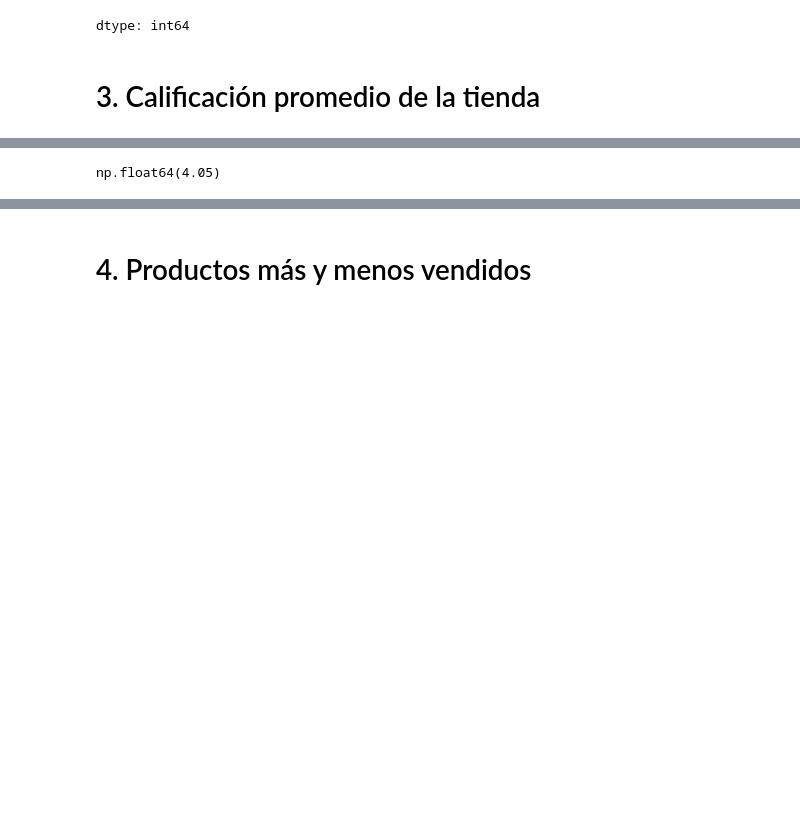
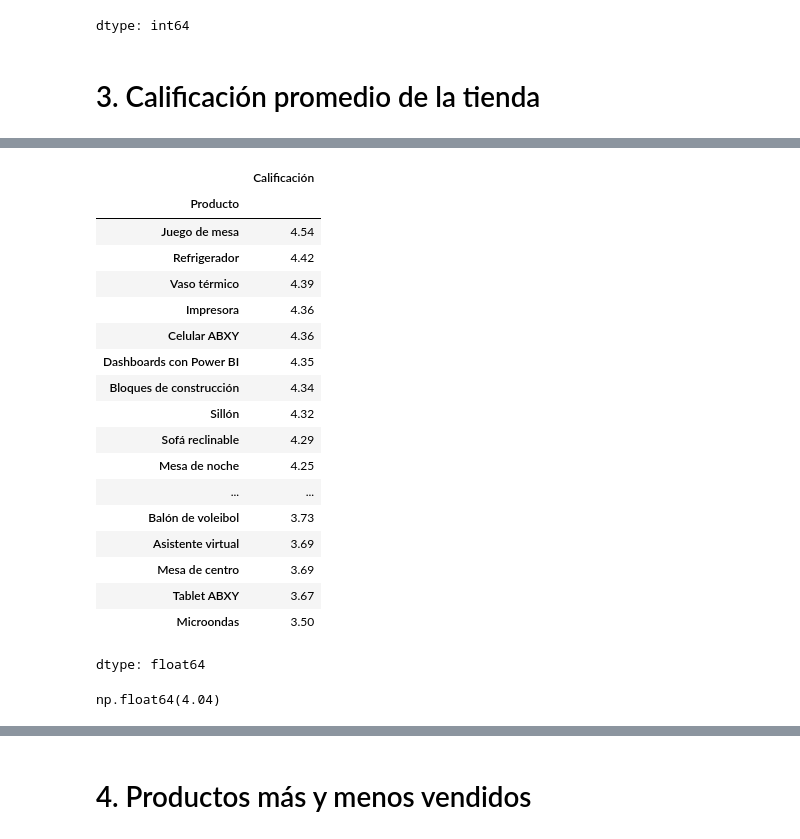
Before and after one commit to Vagoberto10/AluraStore, a Jupyter notebook: AluraStoreLatam.ipynb, the cells around one changed output, grey strips where cells are left out. Cells and saved outputs as stored; diff of their text form; code cells hidden in the pictures; blank space fills up the shorter version.

```diff
--- a/AluraStoreLatam.ipynb
+++ b/AluraStoreLatam.ipynb
@@ -232,8 +276,30 @@ np.float64(4.04)
 # %%
 tienda3.head()
-calificacion3 = tienda3['Calificación'].mean().round(2)
-calificacion3
+calificacion3 = tienda3.groupby('Producto')['Calificación'].mean().round(2)
+calificacion3.sort_values(ascending=False)
 # %% [output]
+|  | Calificación |
+| Producto |  |
+| Juego de mesa | 4.54 |
+| Refrigerador | 4.42 |
+| Vaso térmico | 4.39 |
+| Impresora | 4.36 |
+| Celular ABXY | 4.36 |
+| Dashboards con Power BI | 4.35 |
+| Bloques de construcción | 4.34 |
+| Sillón | 4.32 |
+| Sofá reclinable | 4.29 |
+| Mesa de noche | 4.25 |
+| ... | ... |
+| Balón de voleibol | 3.73 |
+| Asistente virtual | 3.69 |
+| Mesa de centro | 3.69 |
+| Tablet ABXY | 3.67 |
+| Microondas | 3.50 |
-np.float64(4.05)
+dtype: float64
+# %%
+calificacion3.mean().round(2)
+# %% [output]
+np.float64(4.04)
 # %%
 tienda4.head()
```
Also changed, not shown: parts of 6 cells of this notebook.
